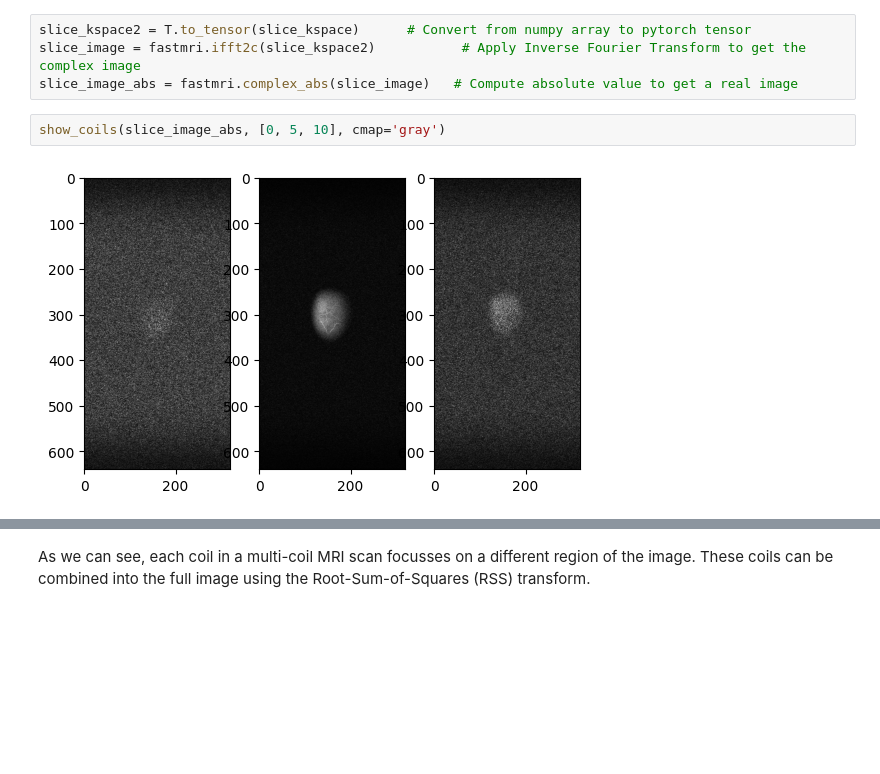
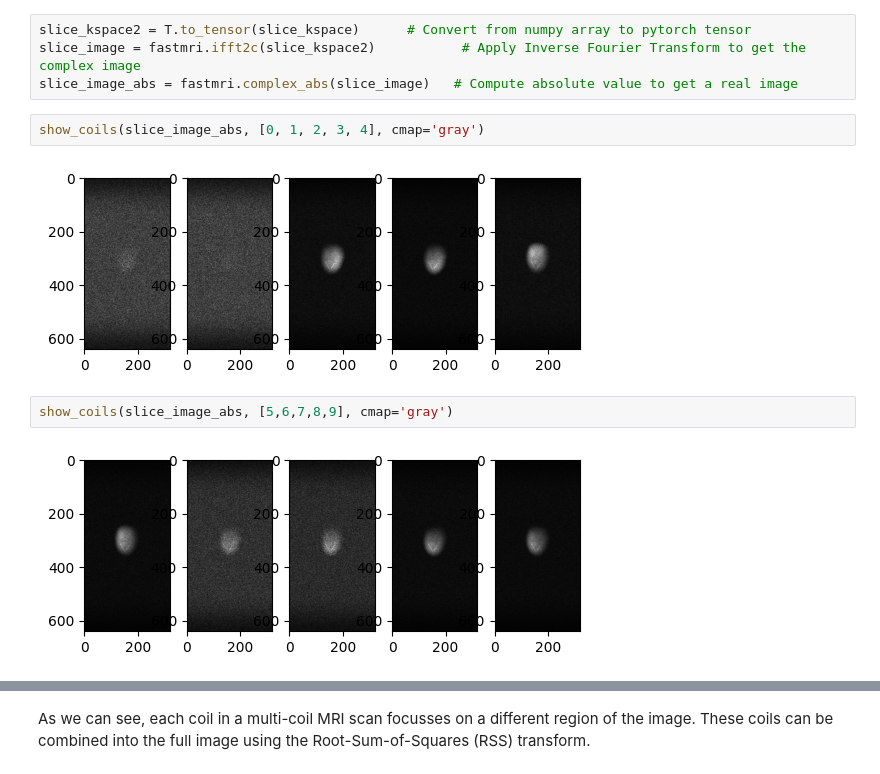
Before and after one commit to TianrunUOM/Github-Colab-test, a Jupyter notebook: fastMRI_tutorial.ipynb, the cells around one changed output, grey strips where cells are left out. Drawn from its saved outputs; the diff is of its cells as text; blank space fills up the shorter version.

```diff
--- a/fastMRI_tutorial.ipynb
+++ b/fastMRI_tutorial.ipynb
@@ -93,6 +105,10 @@ slice_kspace2 = T.to_tensor(slice_kspace)      # Convert from numpy array to pyt
 slice_image = fastmri.ifft2c(slice_kspace2)           # Apply Inverse Fourier Transform to get the complex image
 slice_image_abs = fastmri.complex_abs(slice_image)   # Compute absolute value to get a real image
 # %%
-show_coils(slice_image_abs, [0, 5, 10], cmap='gray')
+show_coils(slice_image_abs, [0, 1, 2, 3, 4], cmap='gray')
 # %% [output]
-[figure, old version]
+[figure, new version]
+# %%
+show_coils(slice_image_abs, [5,6,7,8,9], cmap='gray')
+# %% [output]
+[figure, added]
```
Also changed, not shown: parts of 8 cells of this notebook.
